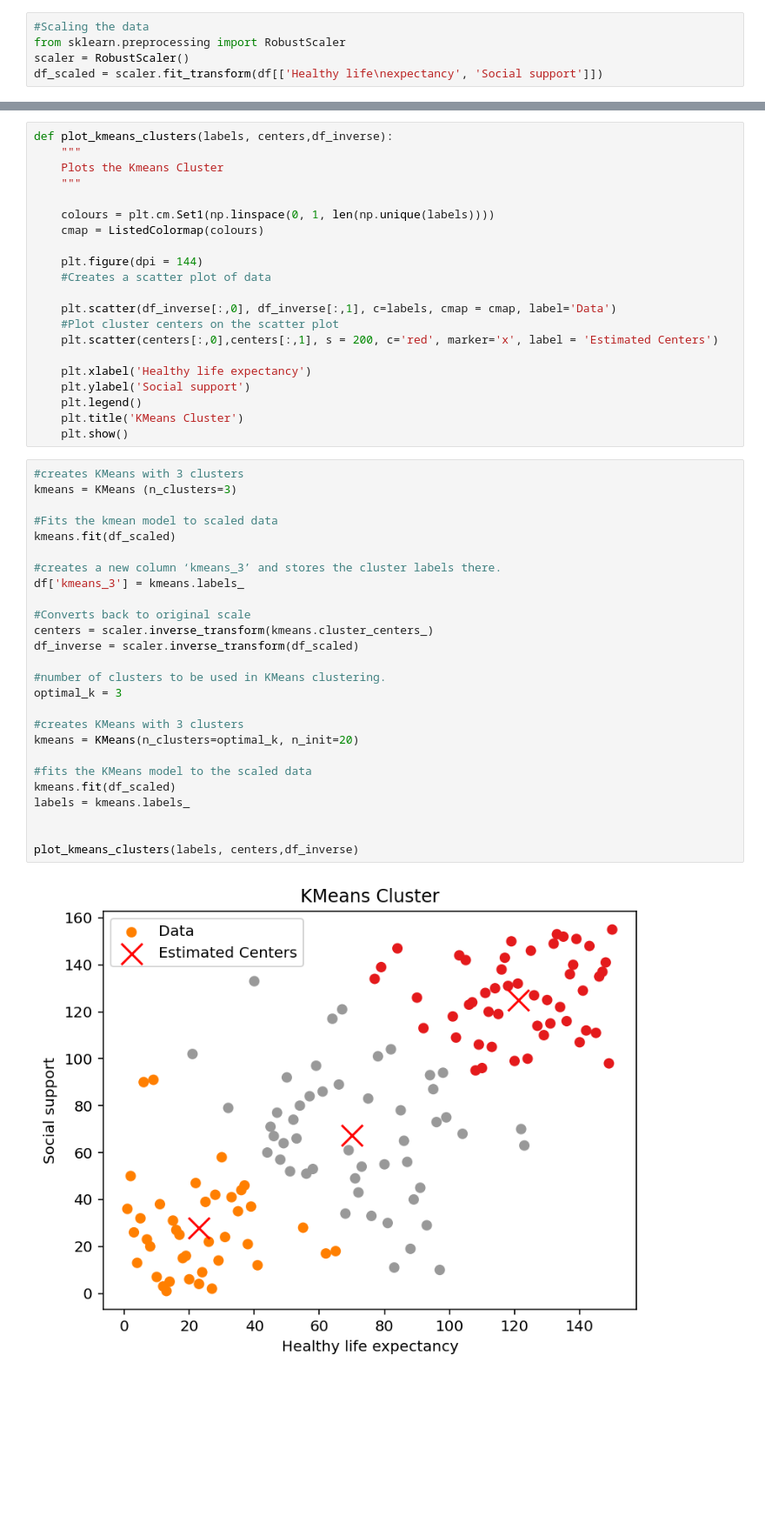
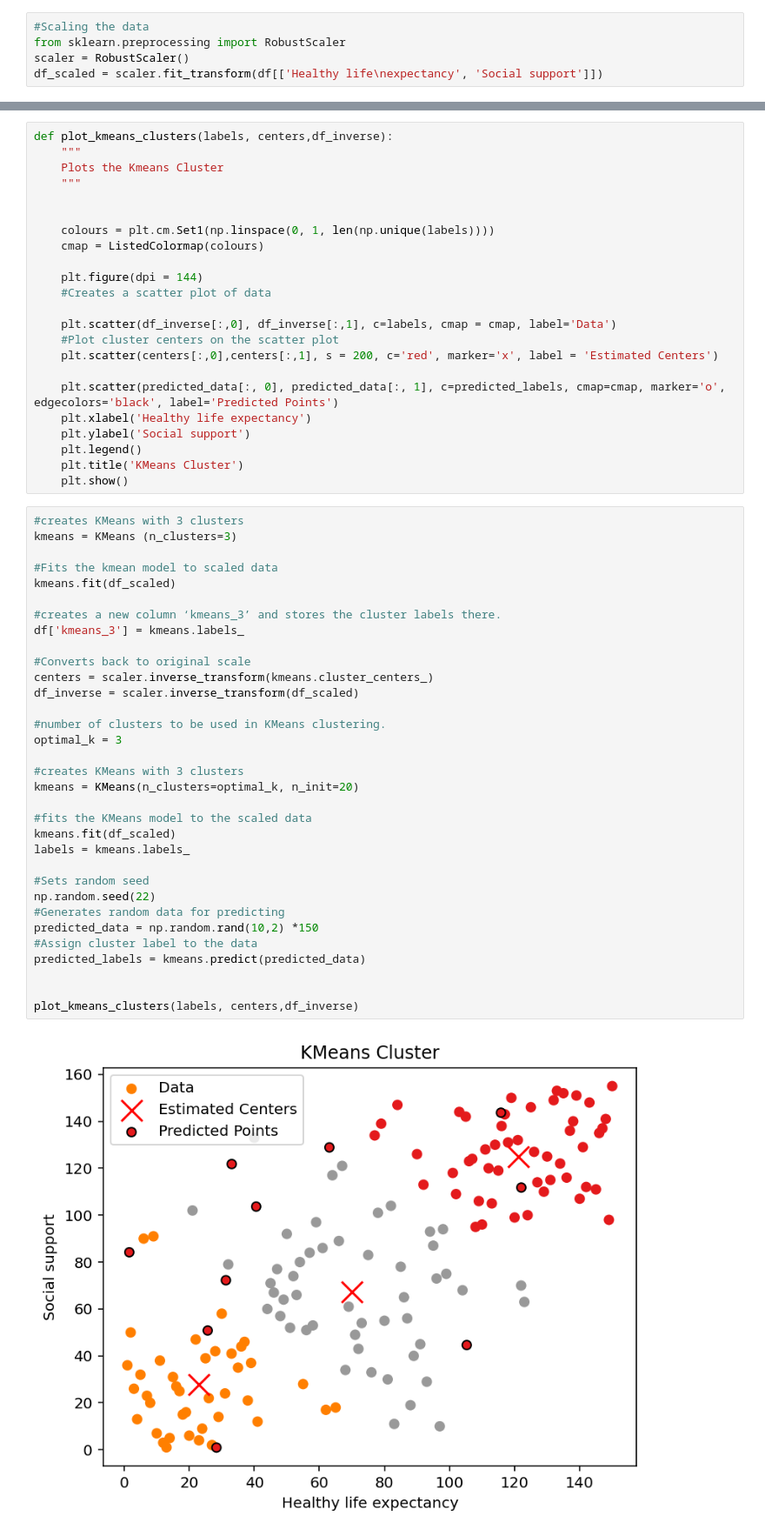
Before and after one commit to Anagha235/Clustering-and-Fitting, a Jupyter notebook: Clustering and Fitting.ipynb, the cells around one changed output, grey strips where cells are left out. Shown: that part at 87% size. Saved outputs shown, nothing was run; the diff lists cells and outputs as text; blank space fills up the shorter version.

```diff
--- a/Clustering and Fitting.ipynb
+++ b/Clustering and Fitting.ipynb
@@ -223,6 +223,7 @@ def plot_kmeans_clusters(labels, centers,df_inverse):
     """
     Plots the Kmeans Cluster
     """
+
 
     colours = plt.cm.Set1(np.linspace(0, 1, len(np.unique(labels))))
     cmap = ListedColormap(colours)
@@ -234,6 +235,7 @@ def plot_kmeans_clusters(labels, centers,df_inverse):
     #Plot cluster centers on the scatter plot
     plt.scatter(centers[:,0],centers[:,1], s = 200, c='red', marker='x', label = 'Estimated Centers')
 
+    plt.scatter(predicted_data[:, 0], predicted_data[:, 1], c=predicted_labels, cmap=cmap, marker='o', edgecolors='black', label='Predicted Points')
     plt.xlabel('Healthy life expectancy')
     plt.ylabel('Social support')
     plt.legend()
@@ -242,28 +244,35 @@ def plot_kmeans_clusters(labels, centers,df_inverse):
 # %%
 #creates KMeans with 3 clusters
 kmeans = KMeans (n_clusters=3)
 
 #Fits the kmean model to scaled data
 kmeans.fit(df_scaled)
 
 #creates a new column ‘kmeans_3’ and stores the cluster labels there.
 df['kmeans_3'] = kmeans.labels_
 
 #Converts back to original scale
 centers = scaler.inverse_transform(kmeans.cluster_centers_)
 df_inverse = scaler.inverse_transform(df_scaled)
 
 #number of clusters to be used in KMeans clustering.
 optimal_k = 3
 
 #creates KMeans with 3 clusters
 kmeans = KMeans(n_clusters=optimal_k, n_init=20)
 
 #fits the KMeans model to the scaled data
 kmeans.fit(df_scaled)
 labels = kmeans.labels_
 
+#Sets random seed
+np.random.seed(22)
+#Generates random data for predicting
+predicted_data = np.random.rand(10,2) *150
+#Assign cluster label to the data
+predicted_labels = kmeans.predict(predicted_data)
+
 
 plot_kmeans_clusters(labels, centers,df_inverse)
 # %% [output]
-[figure, old version]
+[figure, new version]
```
Also changed, not shown: parts of 2 cells of this notebook.
